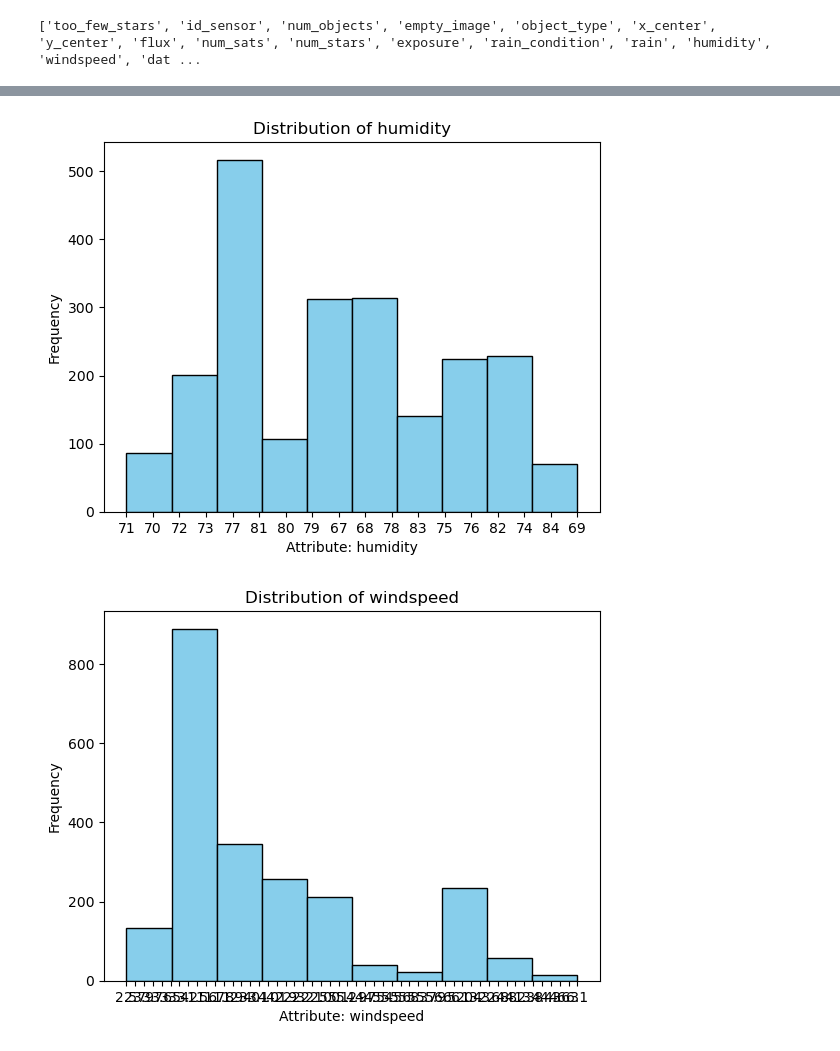
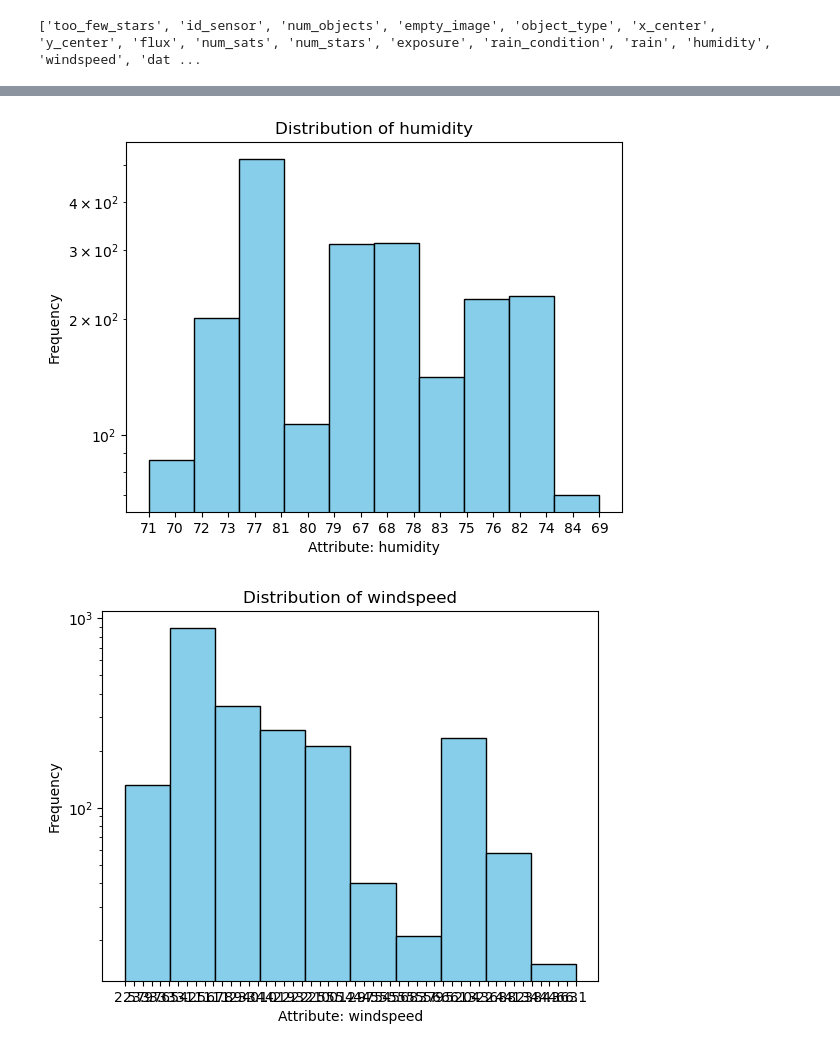
Before and after one commit to Chaps21812/Dataset_Compilation_and_Statistics, a Jupyter notebook: data_connections/plots.ipynb, the cells around one changed output, grey strips where cells are left out. Drawn from its saved outputs; the diff is of its cells as text; code cells hidden in the pictures.

```diff
--- a/data_connections/plots.ipynb
+++ b/data_connections/plots.ipynb
@@ -16,11 +16,11 @@ for index, title in enumerate(my_data.attributes):
     counts = Counter(my_data.data[index])
     counts = Counter({k: v for k, v in counts.items() if k is not None})
     labels, values = zip(*counts.items())
-    print(counts)
 
     plt.bar(labels, values, color="skyblue", edgecolor="black")
     plt.xlabel(f"Attribute: {title}")
     plt.ylabel("Frequency")
+    plt.yscale('log')
     plt.title(f"Distribution of {title}")
     plt.show()
 # %% [output]
@@ -43,8 +39,8 @@ for index, title in enumerate(my_data.attributes):
         plt.hist(my_data.data[index], color="skyblue", edgecolor="black")
         # plt.xticks(np.linspace(min(my_data.data[index])-.01, max(my_data.data[index])+.01, num=10), rotation=45)
         plt.xlabel(f"Attribute: {title}")
-        # plt.xticks(np.linspace(min(my_data.data[index]), max(my_data.data[index]), num=10))
         plt.ylabel("Frequency")
+        plt.yscale('log')
         plt.title(f"Distribution of {title}")
         plt.show()
 # %% [output]
@@ -53,5 +49,5 @@ for index, title in enumerate(my_data.attributes):
-[figure, old version]
+[figure, new version]
-[figure, old version]
+[figure, new version]
 # %%
 for index, title in enumerate(my_data.attributes):
     if title=="dates":
```
Also changed, not shown: parts of 4 cells of this notebook.
